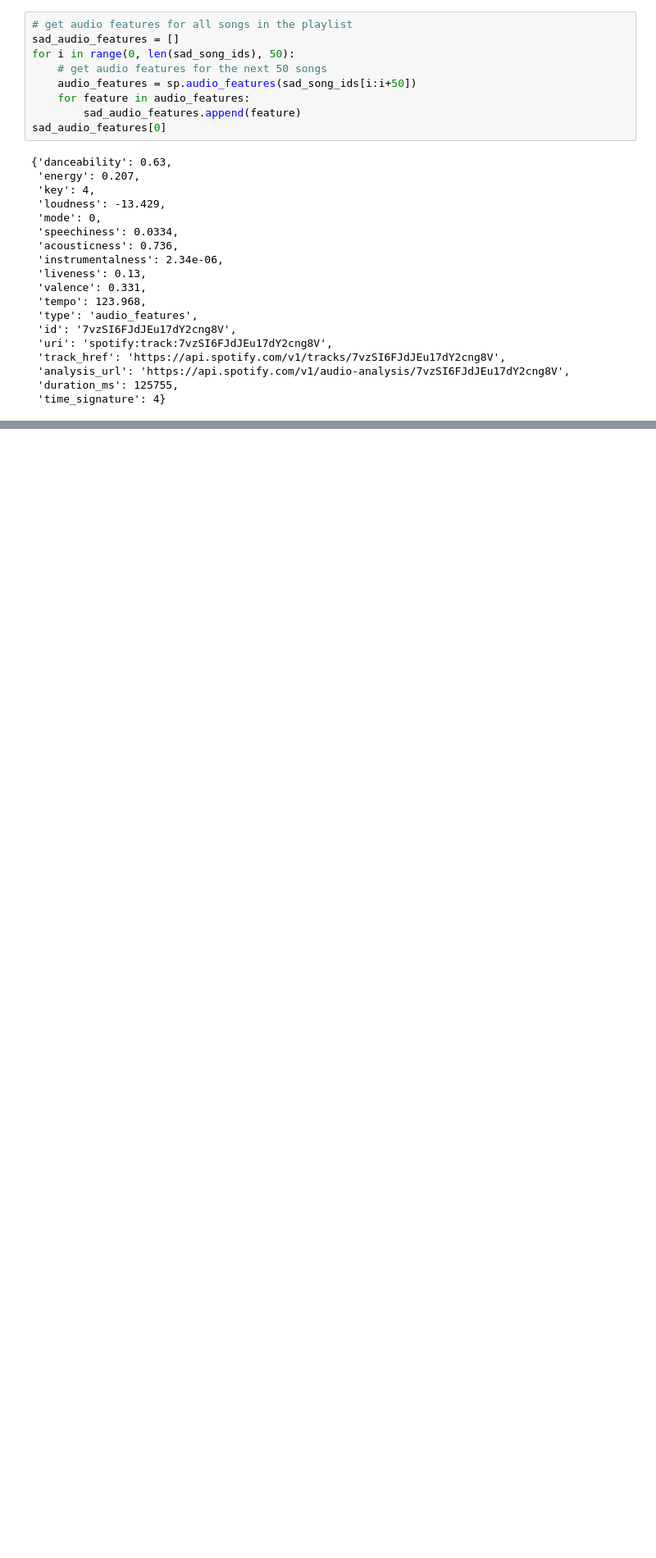
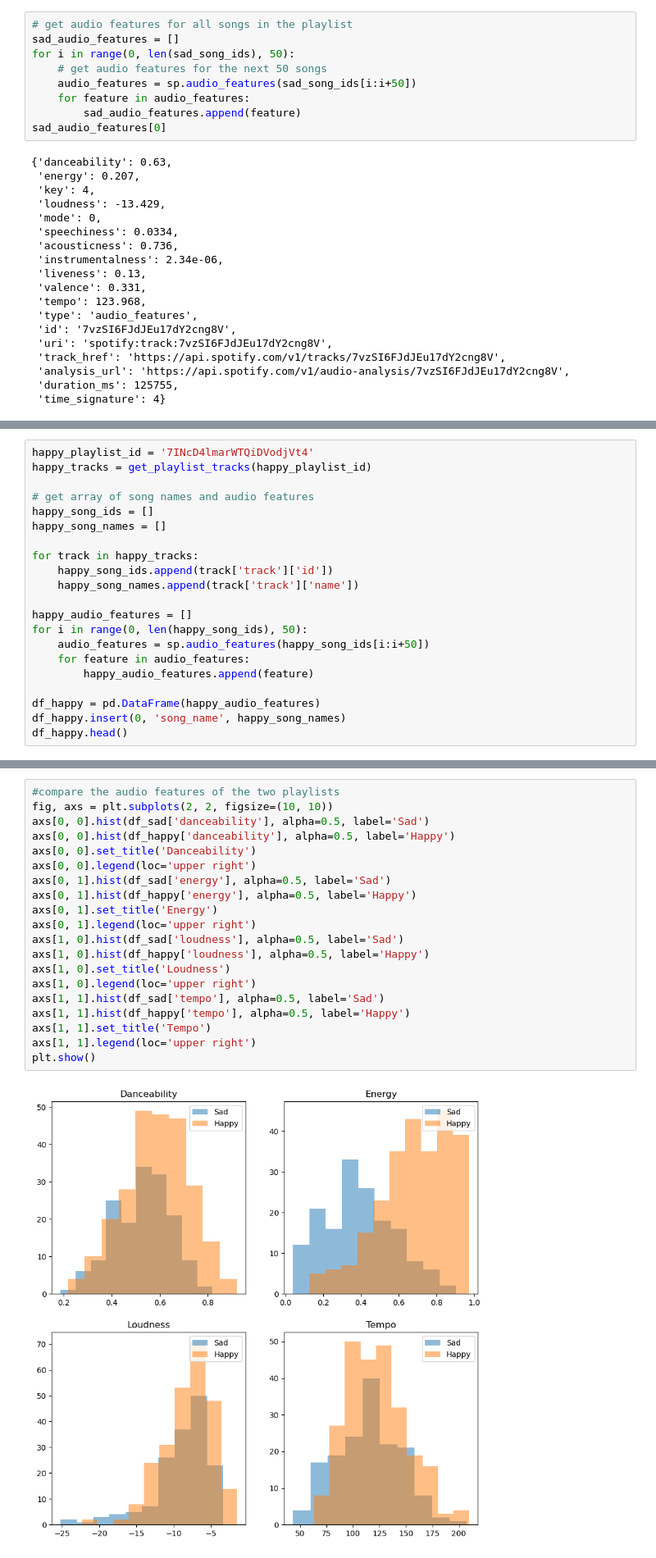
Before and after one commit to andy-dam/song-mood-classifier, a Jupyter notebook: notebook-testing.ipynb, the cells around one changed output, grey strips where cells are left out. Shown at 82% size. Saved outputs shown, nothing was run; the diff lists cells and outputs as text; blank space fills up the shorter version.

```diff
--- a/notebook-testing.ipynb
+++ b/notebook-testing.ipynb
@@ -85,0 +118,21 @@ sad_audio_features[0]
+# %%
+happy_playlist_id = '7INcD4lmarWTQiDVodjVt4'
+happy_tracks = get_playlist_tracks(happy_playlist_id)
+
+# get array of song names and audio features
+happy_song_ids = []
+happy_song_names = []
+
+for track in happy_tracks:
+    happy_song_ids.append(track['track']['id'])
+    happy_song_names.append(track['track']['name'])
+
+happy_audio_features = []
+for i in range(0, len(happy_song_ids), 50):
+    audio_features = sp.audio_features(happy_song_ids[i:i+50])
+    for feature in audio_features:
+        happy_audio_features.append(feature)
+
+df_happy = pd.DataFrame(happy_audio_features)
+df_happy.insert(0, 'song_name', happy_song_names)
+df_happy.head()
@@ -85,0 +146,22 @@ sad_audio_features[0]
+# %%
+#compare the audio features of the two playlists
+fig, axs = plt.subplots(2, 2, figsize=(10, 10))
+axs[0, 0].hist(df_sad['danceability'], alpha=0.5, label='Sad')
+axs[0, 0].hist(df_happy['danceability'], alpha=0.5, label='Happy')
+axs[0, 0].set_title('Danceability')
+axs[0, 0].legend(loc='upper right')
+axs[0, 1].hist(df_sad['energy'], alpha=0.5, label='Sad')
+axs[0, 1].hist(df_happy['energy'], alpha=0.5, label='Happy')
+axs[0, 1].set_title('Energy')
+axs[0, 1].legend(loc='upper right')
+axs[1, 0].hist(df_sad['loudness'], alpha=0.5, label='Sad')
+axs[1, 0].hist(df_happy['loudness'], alpha=0.5, label='Happy')
+axs[1, 0].set_title('Loudness')
+axs[1, 0].legend(loc='upper right')
+axs[1, 1].hist(df_sad['tempo'], alpha=0.5, label='Sad')
+axs[1, 1].hist(df_happy['tempo'], alpha=0.5, label='Happy')
+axs[1, 1].set_title('Tempo')
+axs[1, 1].legend(loc='upper right')
+plt.show()
+# %% [output]
+[figure, added]
```
Also changed, not shown: parts of 25 cells of this notebook, 3 other files.
